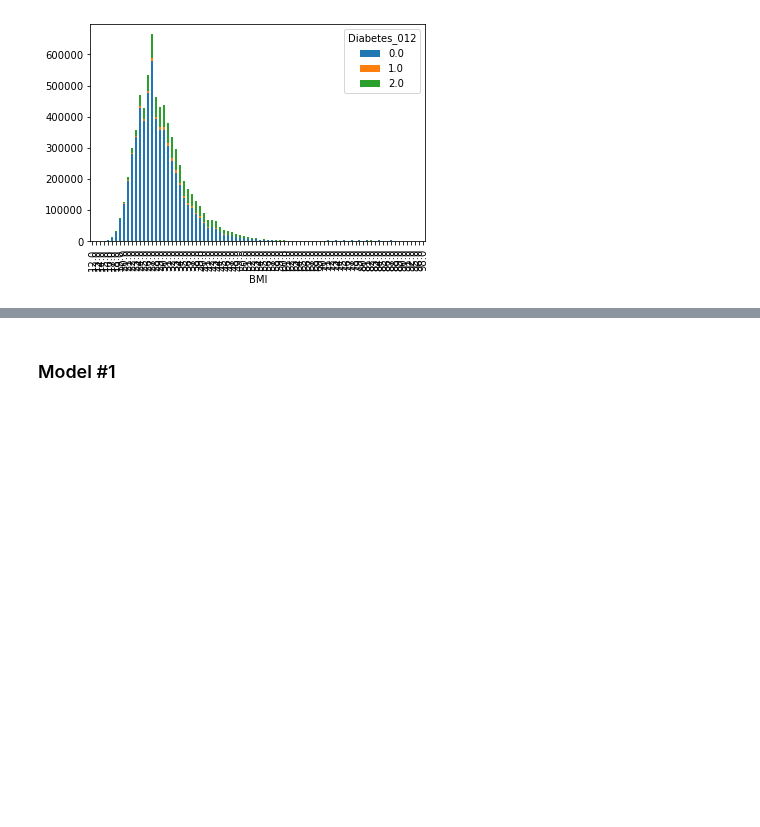
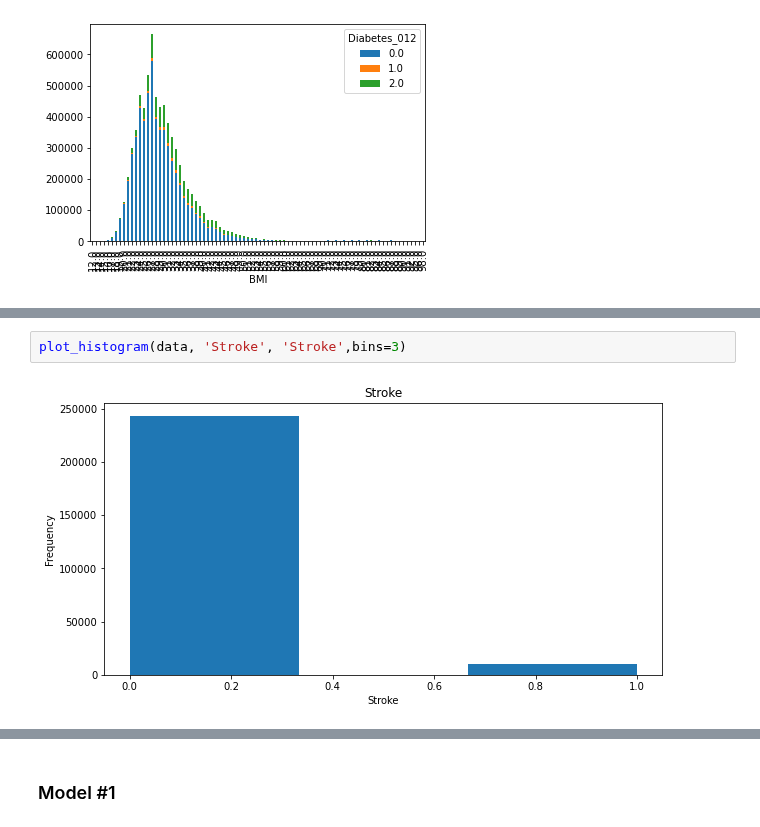
Before and after one commit to CarJung/Uni, a Jupyter notebook: diabetes/Projekt.ipynb, the cells around one changed output, grey strips where cells are left out. Cells and saved outputs as stored; diff of their text form; blank space fills up the shorter version.

```diff
--- a/diabetes/Projekt.ipynb
+++ b/diabetes/Projekt.ipynb
@@ -198,0 +226,4 @@ df_agg.plot(kind='bar', stacked=True)
+# %%
+plot_histogram(data, 'Stroke', 'Stroke',bins=3)
+# %% [output]
+[figure, added]
```
Also changed, not shown: parts of 20 cells of this notebook.
